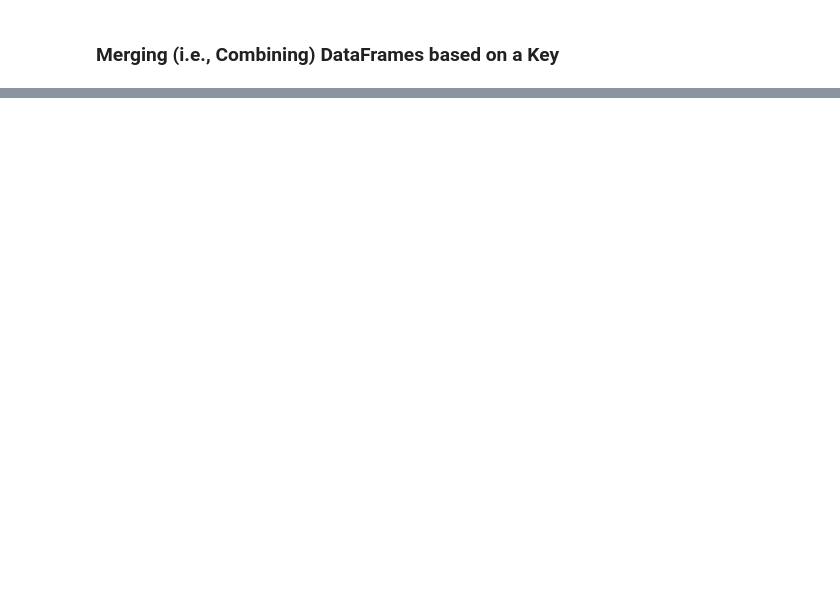
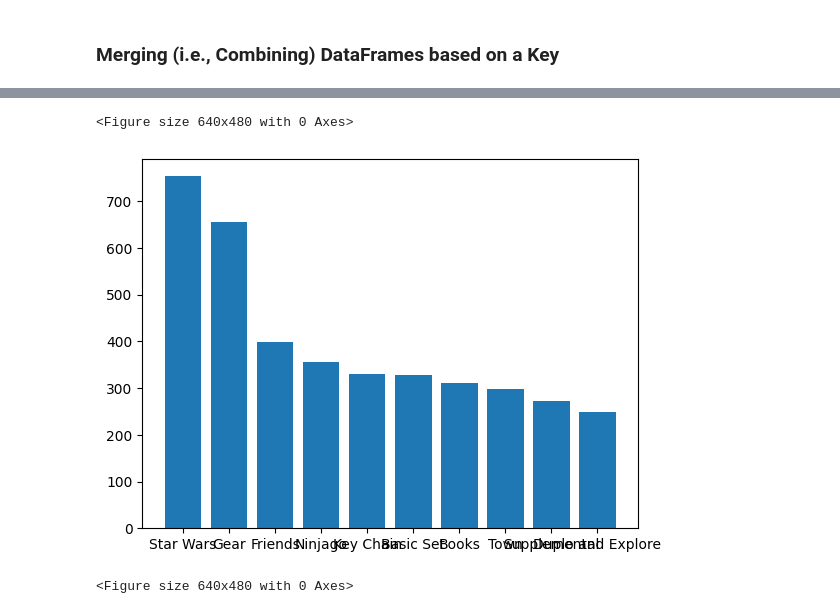
Before and after one commit to Shweta-rg/Python-Project, a Jupyter notebook: LEGO+Notebook+and+Data+(start)/LEGO Notebook and Data (start)/Lego_Analysis_for_Course_(start).ipynb, the cells around one changed output, grey strips where cells are left out. Drawn from its saved outputs; the diff is of its cells as text; code cells hidden in the pictures; blank space fills up the shorter version.

Commit message:
merges two dataframe based on same id and plot grpahs

```diff
--- a/LEGO+Notebook+and+Data+(start)/LEGO Notebook and Data (start)/Lego_Analysis_for_Course_(start).ipynb
+++ b/LEGO+Notebook+and+Data+(start)/LEGO Notebook and Data (start)/Lego_Analysis_for_Course_(start).ipynb
@@ -239,0 +237,9 @@ The themes.csv file has the actual theme names. The sets .csv has <code>theme_id
+# %%
+df_sets.head()
+#df_theme.head()
+#df_sets.loc[df_sets.theme_id==starwar_id.values,'set_num':'theme_id']
+set_theme_count=df_sets['theme_id'].value_counts()
+set_theme_count.head()
+#we made a column which is common in both csv files theme and sets and now we rename this whihc is in theme csv
+set_theme_count=pd.DataFrame({'id':set_theme_count.index,'set-count':set_theme_count.values})
+set_theme_count.head()
@@ -241,0 +257,3 @@ The themes.csv file has the actual theme names. The sets .csv has <code>theme_id
+# %%
+merged_df = pd.merge(set_theme_count, df_theme, on='id')
+merged_df.head()
@@ -241,0 +267,7 @@ The themes.csv file has the actual theme names. The sets .csv has <code>theme_id
+# %%
+plt.bar(merged_df['name'][:10],merged_df['set-count'][:10])
+plt.figure(20*16)
+# %% [output]
+<Figure size 640x480 with 0 Axes>
+[figure, added]
+<Figure size 640x480 with 0 Axes>
```
Also changed, not shown: parts of 6 cells of this notebook.
